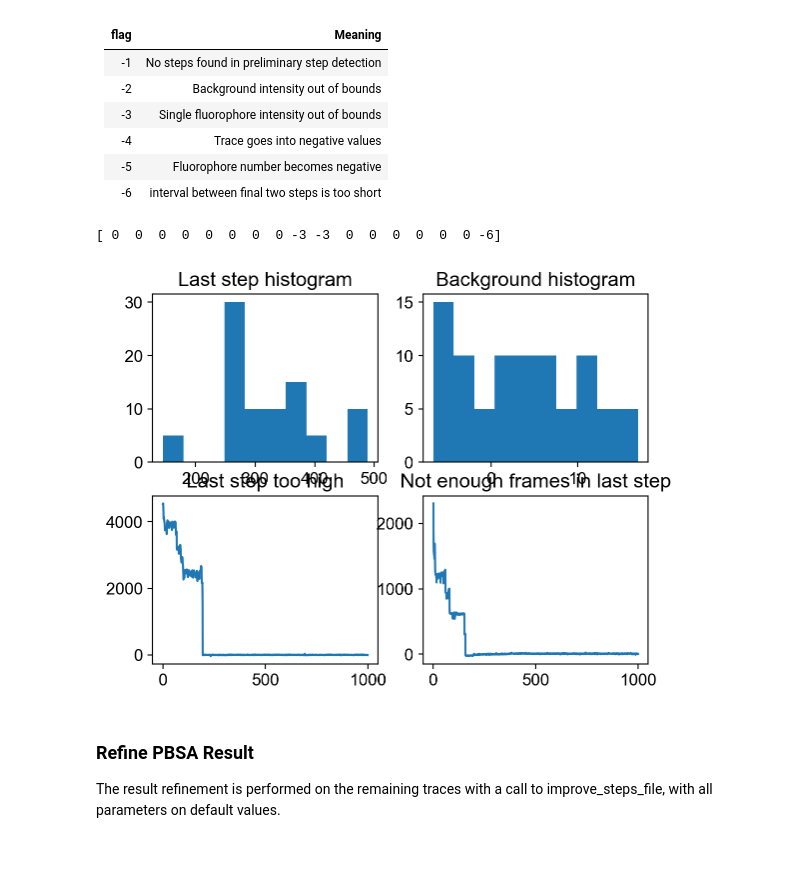
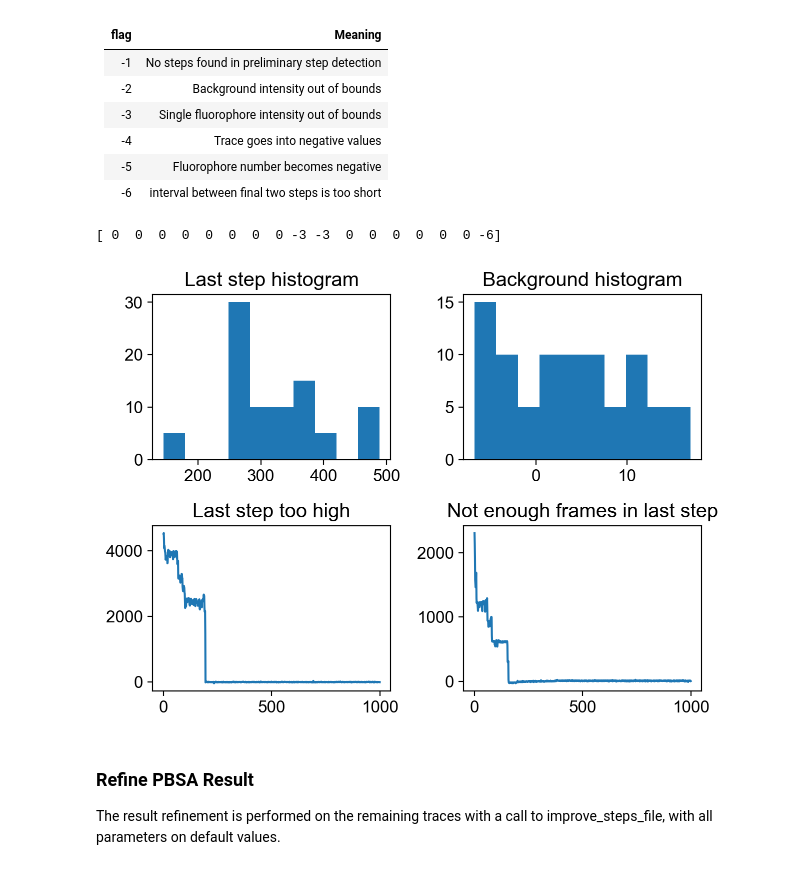
Before and after one commit to diangenlin/quickpbsa, a Jupyter notebook: Examples/analysis_stack.ipynb, the cells around one changed output. Drawn from its saved outputs; the diff is of its cells as text; code cells hidden in the pictures.

```diff
--- a/Examples/analysis_stack.ipynb
+++ b/Examples/analysis_stack.ipynb
@@ -108,24 +146,25 @@ Next Traces are excluded from further analysis by a number of criteria:
 # %%
 kvjson = json.load(open(kv_jsonfile))
 kvresult = pd.read_csv(kv_outfile, header=1)
 traces = np.array(kvresult.loc[kvresult['type']=='trace', '0':])
 
 flags, avg_laststep = pbsa.steps_refinement.generate_flags(kvjson, KVthreshold)
 print(flags)
 
 fig,ax=plt.subplots(2,2)
 ax[0][0].hist(np.array(kvout['laststep'])-np.array(kvout['bg']))
 ax[0][0].set_title('Last step histogram')
 ax[0][1].hist(np.array(kvout['bg']))
 ax[0][1].set_title('Background histogram')
 ax[1][0].plot(traces[8,:1000])
 ax[1][0].set_title('Last step too high')
 ax[1][1].plot(traces[16,:1000])
 ax[1][1].set_title('Not enough frames in last step')
+plt.tight_layout()
 plt.show()
 # %% [output]
 [ 0  0  0  0  0  0  0  0 -3 -3  0  0  0  0  0  0 -6]
-[figure, old version]
+[figure, new version]
 # %% [markdown]
 ### Refine PBSA Result
 
```
Also changed, not shown: parts of 4 cells of this notebook, 3 other files.
